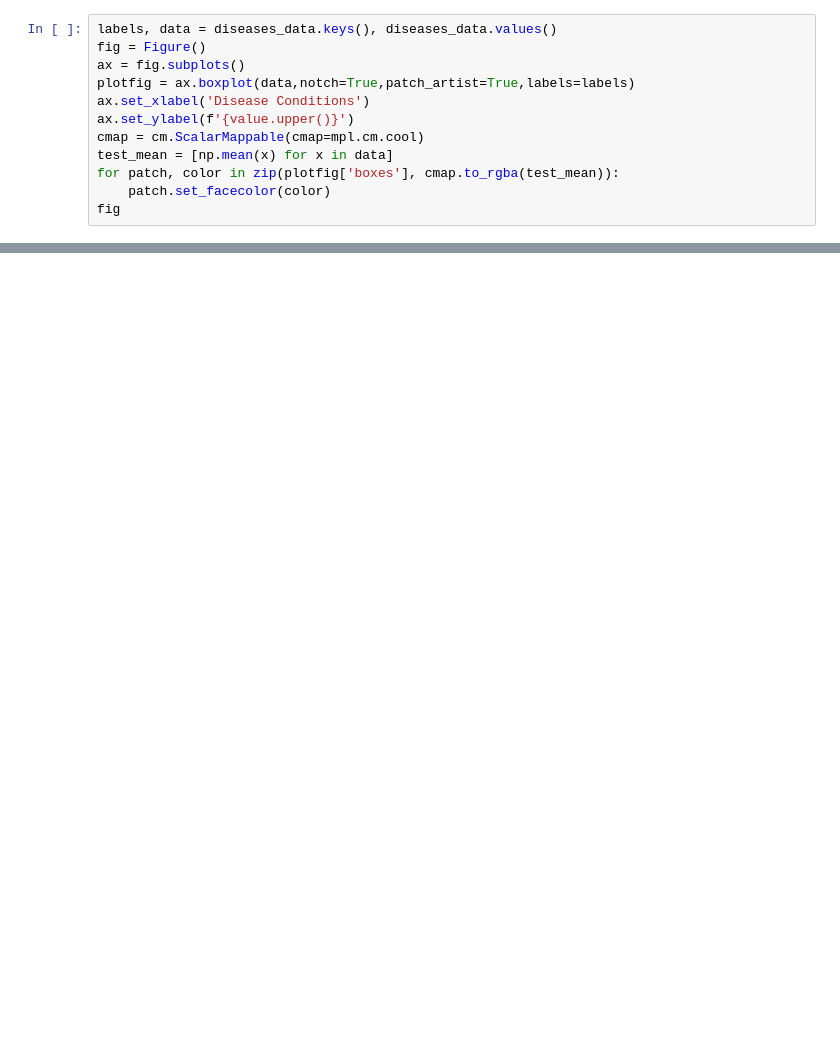
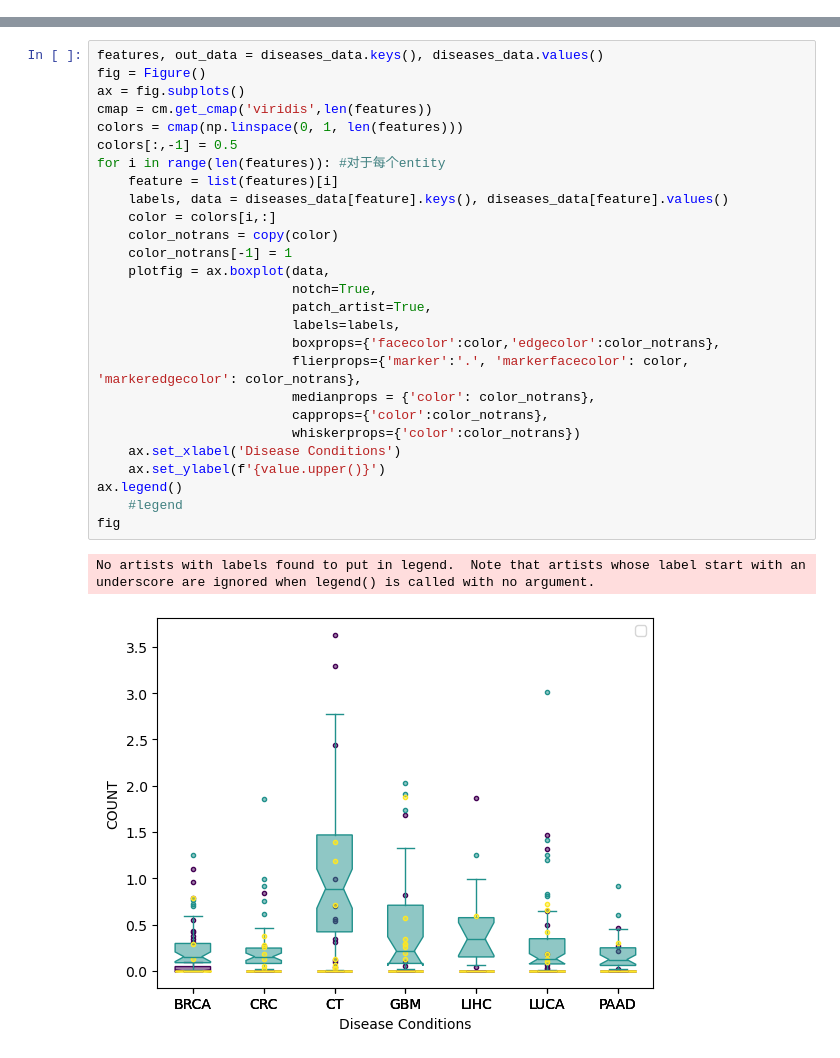
Before and after one commit to Wubeizhongxinghua/exOmics_searchpage_codes, a Jupyter notebook: test.ipynb, the cells around one changed output, grey strips where cells are left out. Drawn from its saved outputs; the diff is of its cells as text; blank space fills up the shorter version.

Commit message:
Upload boxplot stacked.

```diff
--- a/test.ipynb
+++ b/test.ipynb
@@ -113,12 +105,0 @@ diseases_data
-# %%
-labels, data = diseases_data.keys(), diseases_data.values()
-fig = Figure()
-ax = fig.subplots()
-plotfig = ax.boxplot(data,notch=True,patch_artist=True,labels=labels)
-ax.set_xlabel('Disease Conditions')
-ax.set_ylabel(f'{value.upper()}')
-cmap = cm.ScalarMappable(cmap=mpl.cm.cool)
-test_mean = [np.mean(x) for x in data]
-for patch, color in zip(plotfig['boxes'], cmap.to_rgba(test_mean)):
-    patch.set_facecolor(color)
-fig
@@ -129,0 +106,30 @@ TypeError: 'dict_values' object is not subscriptable
+# %%
+features, out_data = diseases_data.keys(), diseases_data.values()
+fig = Figure()
+ax = fig.subplots()
+cmap = cm.get_cmap('viridis',len(features))
+colors = cmap(np.linspace(0, 1, len(features)))
+colors[:,-1] = 0.5
+for i in range(len(features)): #对于每个entity
+    feature = list(features)[i]
+    labels, data = diseases_data[feature].keys(), diseases_data[feature].values()
+    color = colors[i,:]
+    color_notrans = copy(color)
+    color_notrans[-1] = 1
+    plotfig = ax.boxplot(data,
+                         notch=True,
+                         patch_artist=True,
+                         labels=labels,
+                         boxprops={'facecolor':color,'edgecolor':color_notrans},
+                         flierprops={'marker':'.', 'markerfacecolor': color, 'markeredgecolor': color_notrans},
+                         medianprops = {'color': color_notrans},
+                         capprops={'color':color_notrans},
+                         whiskerprops={'color':color_notrans})
+    ax.set_xlabel('Disease Conditions')
+    ax.set_ylabel(f'{value.upper()}')
+ax.legend()
+    #legend
+fig
+# %% [output]
+No artists with labels found to put in legend.  Note that artists whose label start with an underscore are ignored when legend() is called with no argument.
+[figure, added]
```
Also changed, not shown: parts of 15 cells of this notebook, 1 other file.
